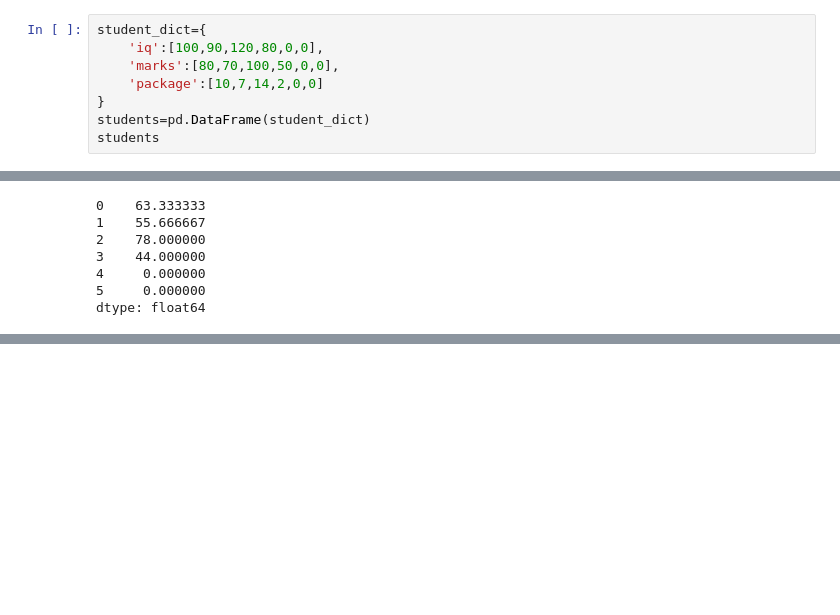
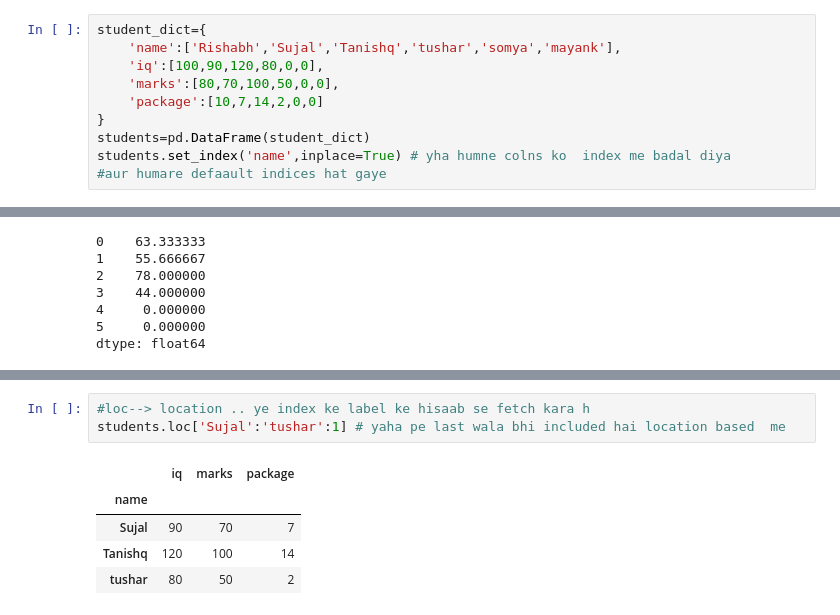
Before and after one commit to thesujalgaur/DATA-SCIENCE-Personal, a Jupyter notebook: Pandas/pandas_dataframe.ipynb, the cells around one changed output, grey strips where cells are left out. Drawn from its saved outputs; the diff is of its cells as text; blank space fills up the shorter version.

```diff
--- a/Pandas/pandas_dataframe.ipynb
+++ b/Pandas/pandas_dataframe.ipynb
@@ -16,9 +16,11 @@ pd.DataFrame(student_data,columns=['marks','iq','package'])
 | 3 | 80 | 50 | 2 |
 # %%
 student_dict={
+    'name':['Rishabh','Sujal','Tanishq','tushar','somya','mayank'],
     'iq':[100,90,120,80,0,0],
     'marks':[80,70,100,50,0,0],
     'package':[10,7,14,2,0,0]
 }
 students=pd.DataFrame(student_dict)
-students
+students.set_index('name',inplace=True) # yha humne colns ko  index me badal diya
+#aur humare defaault indices hat gaye
@@ -300,0 +379,9 @@ students.
+# %%
+#loc--> location .. ye index ke label ke hisaab se fetch kara h
+students.loc['Sujal':'tushar':1] # yaha pe last wala bhi included hai location based  me
+# %% [output]
+|  | iq | marks | package |
+| name |  |  |  |
+| Sujal | 90 | 70 | 7 |
+| Tanishq | 120 | 100 | 14 |
+| tushar | 80 | 50 | 2 |
```
Also changed, not shown: parts of 16 cells of this notebook.
